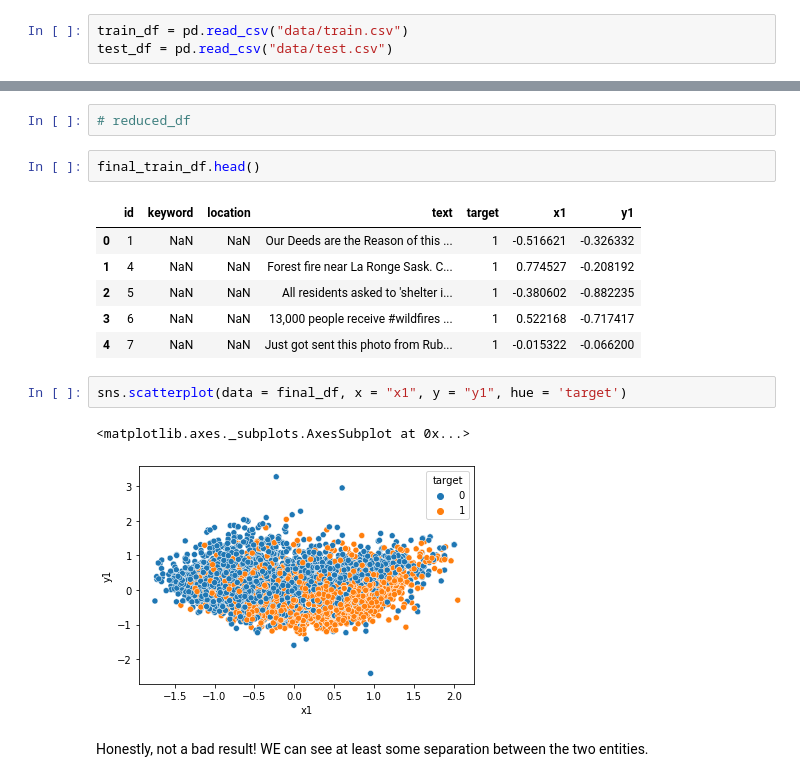
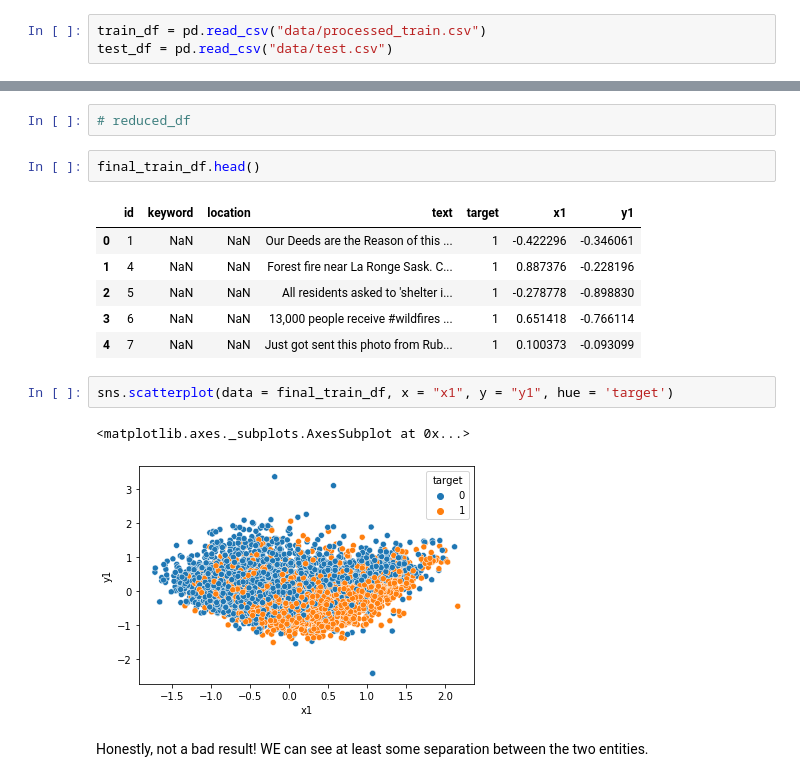
Before and after one commit to tejasph/disaster_tweets, a Jupyter notebook: vectorize_pca.ipynb, the cells around one changed output, grey strips where cells are left out. Saved outputs shown, nothing was run; the diff lists cells and outputs as text.

```diff
--- a/vectorize_pca.ipynb
+++ b/vectorize_pca.ipynb
@@ -6,7 +6,7 @@ import numpy as np
 from sklearn.decomposition import PCA
 import seaborn as sns
 # %%
-train_df = pd.read_csv("data/train.csv")
+train_df = pd.read_csv("data/processed_train.csv")
 test_df = pd.read_csv("data/test.csv")
 # %%
 train_df.head()
@@ -65,16 +67,16 @@ final_test_df = pd.concat([test_df, test_reduced], axis = 1)
 final_train_df.head()
 # %% [output]
 |  | id | keyword | location | text | target | x1 | y1 |
-| 0 | 1 | NaN | NaN | Our Deeds are the Reason of this ... | 1 | -0.516621 | -0.326332 |
-| 1 | 4 | NaN | NaN | Forest fire near La Ronge Sask. C... | 1 | 0.774527 | -0.208192 |
-| 2 | 5 | NaN | NaN | All residents asked to 'shelter i... | 1 | -0.380602 | -0.882235 |
-| 3 | 6 | NaN | NaN | 13,000 people receive #wildfires ... | 1 | 0.522168 | -0.717417 |
-| 4 | 7 | NaN | NaN | Just got sent this photo from Rub... | 1 | -0.015322 | -0.066200 |
+| 0 | 1 | NaN | NaN | Our Deeds are the Reason of this ... | 1 | -0.422296 | -0.346061 |
+| 1 | 4 | NaN | NaN | Forest fire near La Ronge Sask. C... | 1 | 0.887376 | -0.228196 |
+| 2 | 5 | NaN | NaN | All residents asked to 'shelter i... | 1 | -0.278778 | -0.898830 |
+| 3 | 6 | NaN | NaN | 13,000 people receive #wildfires ... | 1 | 0.651418 | -0.766114 |
+| 4 | 7 | NaN | NaN | Just got sent this photo from Rub... | 1 | 0.100373 | -0.093099 |
 # %%
-sns.scatterplot(data = final_df, x = "x1", y = "y1", hue = 'target')
+sns.scatterplot(data = final_train_df, x = "x1", y = "y1", hue = 'target')
 # %% [output]
 <matplotlib.axes._subplots.AxesSubplot at 0x...>
-[figure, old version]
+[figure, new version]
 # %% [markdown]
 Honestly, not a bad result! WE can see at least some separation between the two entities.
 # %%
```
Also changed, not shown: parts of 1 cell of this notebook, 1 other file.
